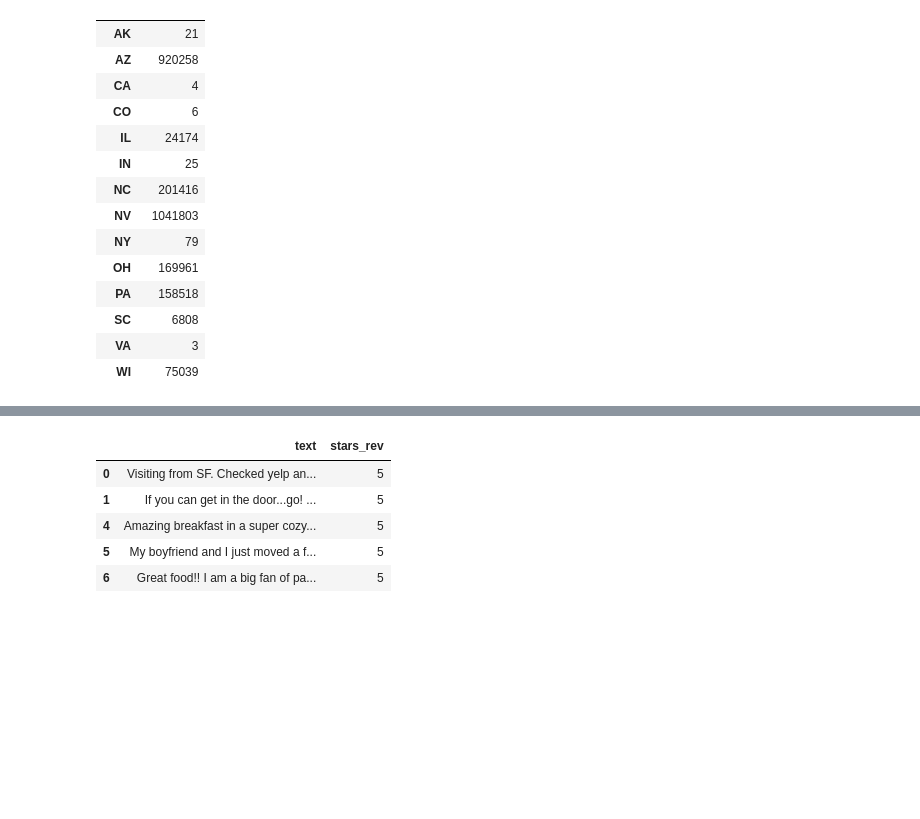
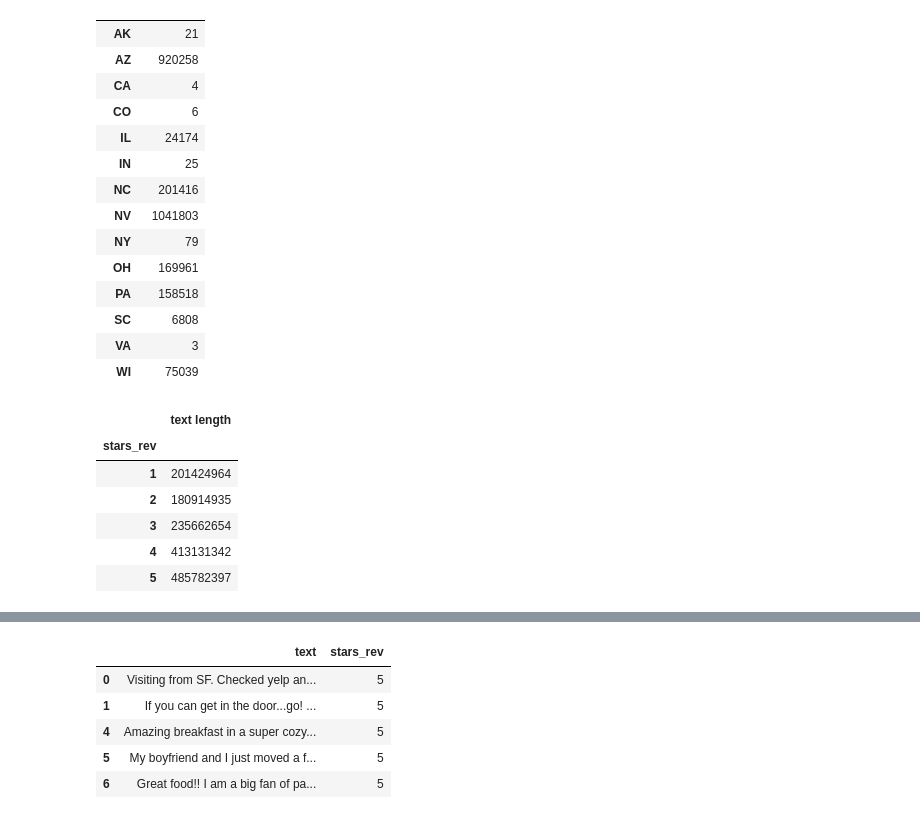
Before and after one commit to Chibuzor44/dsi-capstone, a Jupyter notebook: sage_yelp.ipynb, the cells around one changed output, grey strips where cells are left out. Saved outputs shown, nothing was run; the diff lists cells and outputs as text; code cells hidden in the pictures; blank space fills up the shorter version.

```diff
--- a/sage_yelp.ipynb
+++ b/sage_yelp.ipynb
@@ -179,3 +190,13 @@ df_loaded[["state", "stars_rev"]].groupby("state").count()
 | SC | 6808 |
 | VA | 3 |
 | WI | 75039 |
+# %%
+df_loaded[["text length", "stars_rev"]].groupby("stars_rev").sum()
+# %% [output]
+|  | text length |
+| stars_rev |  |
+| 1 | 201424964 |
+| 2 | 180914935 |
+| 3 | 235662654 |
+| 4 | 413131342 |
+| 5 | 485782397 |
```
Also changed, not shown: parts of 8 cells of this notebook.
